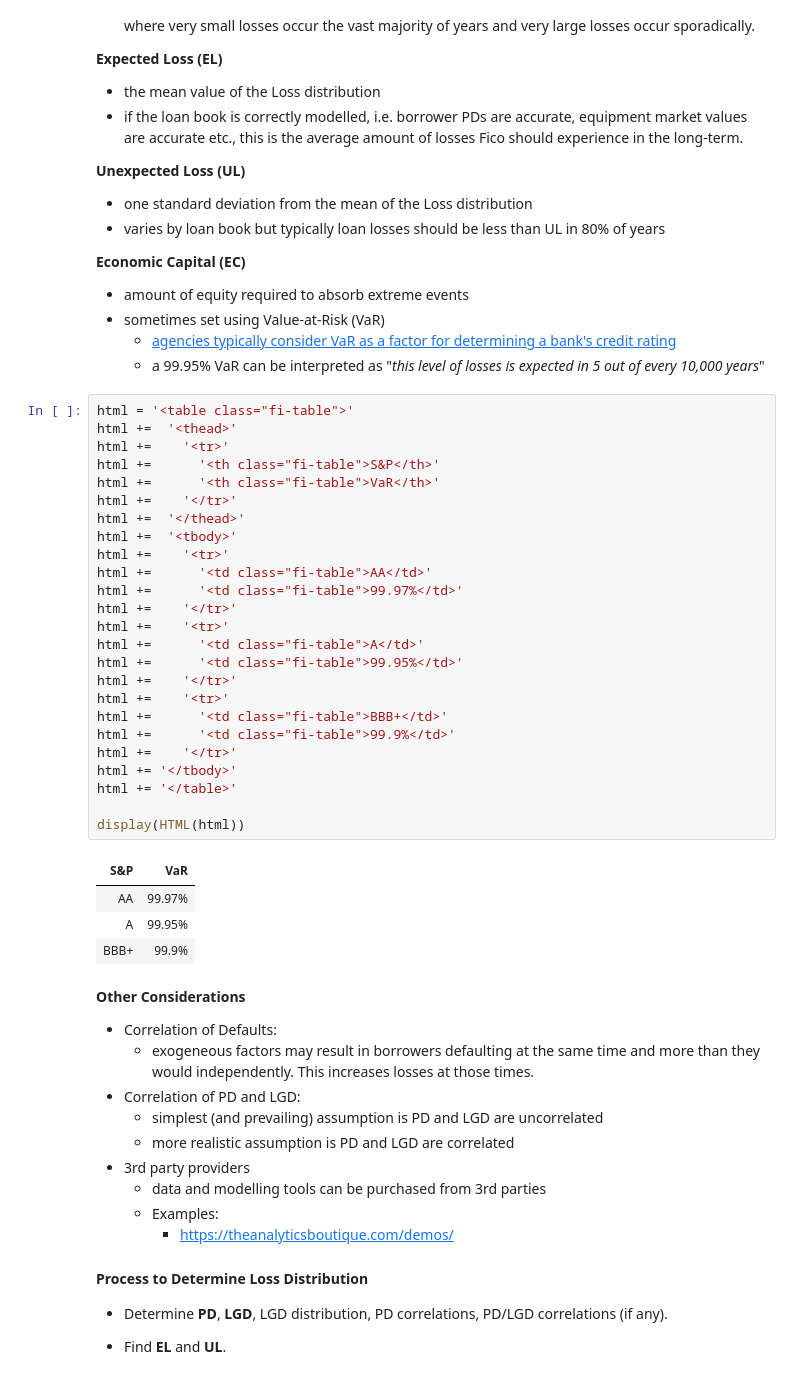
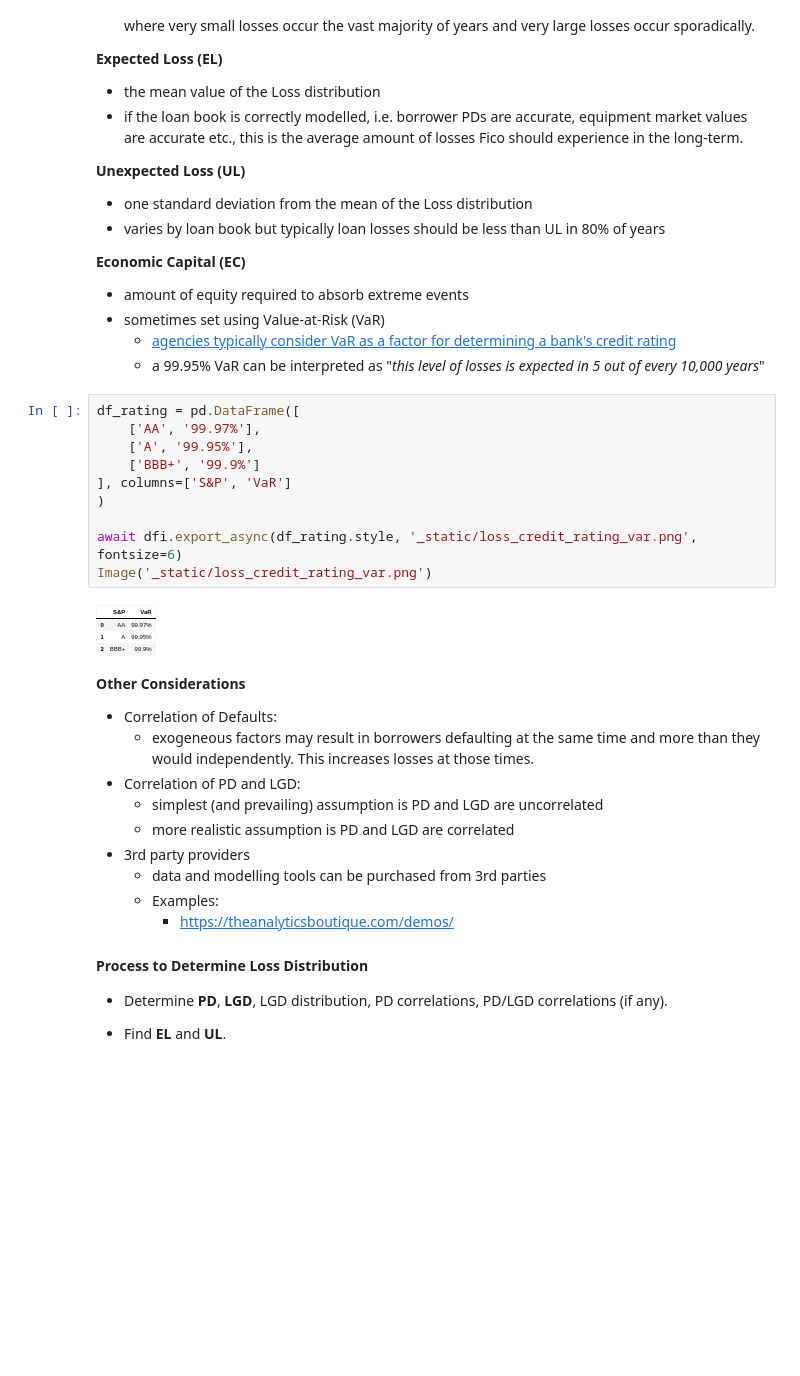
Before and after one commit to rjskene/htsfi, a Jupyter notebook: docs/loss.ipynb, the cells around one changed output. Drawn from its saved outputs; the diff is of its cells as text; blank space fills up the shorter version.

```diff
--- a/docs/loss.ipynb
+++ b/docs/loss.ipynb
@@ -142,35 +147,17 @@ Here are some key terms we will use:
     + [agencies typically consider VaR as a factor for determining a bank's credit rating](https://helda.helsinki.fi/bof/bitstream/handle/123456789/7797/128554.pdf?sequence=1)
     + a 99.95% VaR can be interpreted as "*this level of losses is expected in 5 out of every 10,000 years*"
 # %%
-html = '<table class="fi-table">'
-html +=  '<thead>'
-html +=    '<tr>'
-html +=      '<th class="fi-table">S&P</th>'
-html +=      '<th class="fi-table">VaR</th>'
-html +=    '</tr>'
-html +=  '</thead>'
-html +=  '<tbody>'
-html +=    '<tr>'
-html +=      '<td class="fi-table">AA</td>'
-html +=      '<td class="fi-table">99.97%</td>'
-html +=    '</tr>'
-html +=    '<tr>'
-html +=      '<td class="fi-table">A</td>'
-html +=      '<td class="fi-table">99.95%</td>'
-html +=    '</tr>'
-html +=    '<tr>'
-html +=      '<td class="fi-table">BBB+</td>'
-html +=      '<td class="fi-table">99.9%</td>'
-html +=    '</tr>'
-html += '</tbody>'
-html += '</table>'
+df_rating = pd.DataFrame([
+    ['AA', '99.97%'],
+    ['A', '99.95%'],
+    ['BBB+', '99.9%']
+], columns=['S&P', 'VaR']
+)
 
-display(HTML(html))
+await dfi.export_async(df_rating.style, '_static/loss_credit_rating_var.png', fontsize=6)
+Image('_static/loss_credit_rating_var.png')
 # %% [output]
-| S&P | VaR |
-| AA | 99.97% |
-| A | 99.95% |
-| BBB+ | 99.9% |
+[figure, added]
 # %% [markdown]
 **Other Considerations**
 
```
Also changed, not shown: parts of 19 cells of this notebook, 4 other files.
